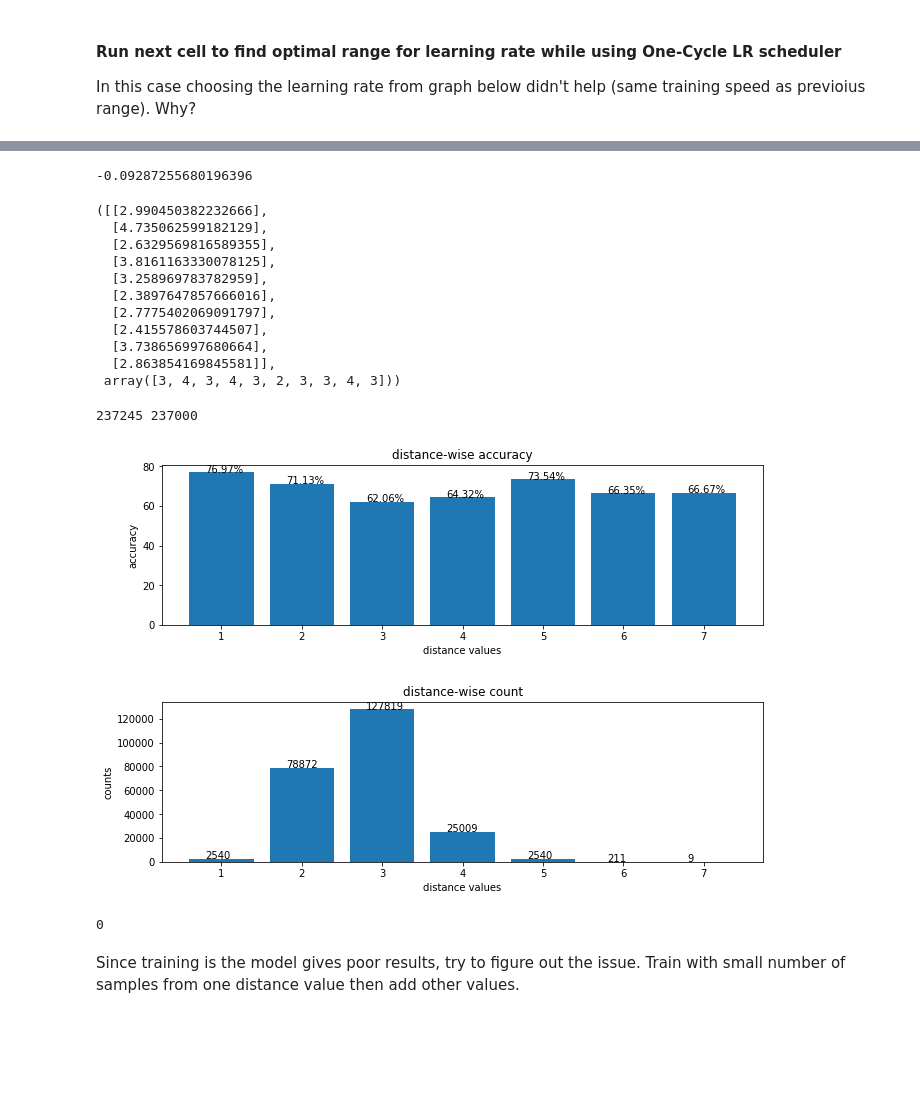
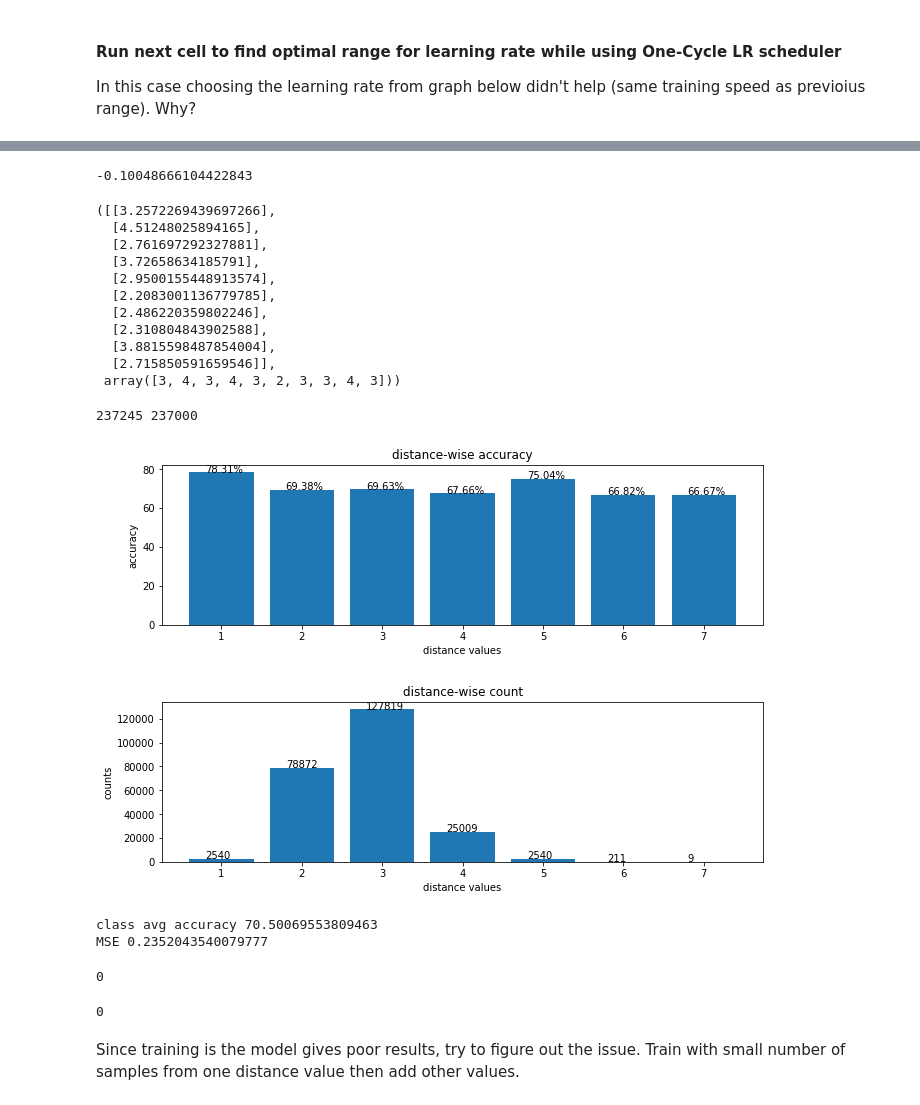
Before and after one commit to nayash/shortest-distance-approx-deep-learning, a Jupyter notebook: src/train.ipynb, the cells around one changed output, grey strips where cells are left out. Saved outputs shown, nothing was run; the diff lists cells and outputs as text; code cells hidden in the pictures; blank space fills up the shorter version.

Commit message:
lesser undersampling, lesser do, better result

```diff
--- a/src/train.ipynb
+++ b/src/train.ipynb
@@ -21,15 +21,15 @@ seed_random = 9999
 # max_value = counts[max_idx]
 # majority_class = values[max_idx]
 
-x = int(counts[2]*0.3)
-y = x  # int(0.62 * x)
+x = int(counts[2]*0.6)
+y = int(0.7 * x)
 
 undersample_dict = {2:y, 3:x}
 under_sampler = RandomUnderSampler(sampling_strategy=undersample_dict, random_state=seed_random)  #  n_jobs=15,
 x_train, y_train = under_sampler.fit_resample(x_train, y_train.astype(np.int))
 print('Frequency of distance values after undersampling', np.unique(y_train, return_counts=True))
 
-minority_samples = int(1.0*x)
+minority_samples = int(0.7*x)
 oversample_dict = {1:minority_samples, 4:minority_samples, 5:minority_samples, 6:minority_samples, 7:minority_samples}
 over_sampler = RandomOverSampler(sampling_strategy=oversample_dict, random_state=seed_random)  # ,n_jobs=15, k_neighbors= 5
 x_train, y_train = over_sampler.fit_resample(x_train, y_train.astype(np.int))
@@ -56,7 +58,7 @@ import numpy as np
 np.random.seed(999)
 x_train, y_train = unison_shuffle_copies(x_train, y_train)
 # %%
-params =  {'batch_size': 1000, 'input_size': 128, 'hidden_units_1': 256, 'hidden_units_2': 100, 'hidden_units_3': 50,'output_size': 1, 'lr': 0.001, 'min_lr': 1e-07, 'max_lr': 1e-3, 'epochs': 300}
+params =  {'batch_size': 1000, 'input_size': 128, 'hidden_units_1': 256, 'hidden_units_2': 100, 'hidden_units_3': 50,'output_size': 1, 'lr': 0.001, 'min_lr': 1e-07, 'max_lr': 1e-3, 'epochs': 500}
 # 0.00012 to 0.0002
 # %%
 import torch
@@ -92,10 +95,10 @@ torch.manual_seed(9999)
 def get_model():
     model = torch.nn.Sequential(
         torch.nn.Linear(params['input_size'], params['hidden_units_1']),
-        # torch.nn.Dropout(p=0.05),
+        torch.nn.Dropout(p=0.01),
         torch.nn.ReLU(),
         torch.nn.Linear(params['hidden_units_1'], params['hidden_units_2']),
-        # torch.nn.Dropout(p=0.04),
+        torch.nn.Dropout(p=0.02),
         torch.nn.ReLU(),
         # torch.nn.Linear(params['hidden_units_2'], params['hidden_units_3']),
         # # torch.nn.Dropout(p=0.04),
@@ -280,7 +257,7 @@ val_losses = []
 
 output_path = '../outputs'
 tb_path = output_path+'/logs/runs'
-run_path = tb_path+'/run8_part2'
+run_path = tb_path+'/run10_3'
 checkpoint_path = run_path+'/checkpoints'
 resume_training = True
 start_epoch = 0
@@ -296,15 +273,17 @@ writer = SummaryWriter(log_dir=run_path, comment='', purge_step=None, max_queue=
 
 # resume training on a saved model
 if resume_training:
-    prev_checkpoint_path = '../outputs/logs/runs/run8_rerun_noEarlyStop/checkpoints'
-    model.load_state_dict(torch.load(prev_checkpoint_path+'/model_1590957965.500126.pt'))
-    optimizer.load_state_dict(torch.load(prev_checkpoint_path+'/optim_1590957965.500126.pt'))
-    lr_sched.load_state_dict(torch.load(prev_checkpoint_path+'/sched_1590957965.500126.pt'))
-    start_epoch = 700
+    prev_checkpoint_path = '../outputs/logs/runs/run10_2/checkpoints'
+    suffix = '1591089311.814295'
+    model.load_state_dict(torch.load(prev_checkpoint_path+'/model_'+suffix+'.pt'))
+    optimizer.load_state_dict(torch.load(prev_checkpoint_path+'/optim_'+suffix+'.pt'))
+    lr_sched.load_state_dict(torch.load(prev_checkpoint_path+'/sched_'+suffix+'.pt'))
+    state = torch.load(prev_checkpoint_path+'/state_'+suffix+'.pt')
+    start_epoch = state['epoch']
     writer.add_text('loaded saved model:', str(params))
     print('loaded saved model', params)
 
-writer.add_text('run_change', 'run 8 continued, 2nd part' + str(params))
+writer.add_text('run_change', 'run10 part 3' + str(params))
 
 torch.backends.cudnn.benchmark = True
 print('total epochs=', len(range(start_epoch, start_epoch+params['epochs'])))
@@ -387,6 +366,6 @@ save_checkpoint(state, state_save_path)
 torch.save(best_model.state_dict(), best_model_path)
 torch.save(optimizer.state_dict(), opt_save_path)
 torch.save(lr_sched.state_dict(), sched_save_path)
-# current best: run8 (-0.092 val)
+# current best: run10_3 -> same as run9 (less undersample, do) but lesser do
 # %% [output]
 loaded saved model {'batch_size': 1000, 'input_size': 128, 'hidden_units_1': 256, 'hidden_units_2': 100, 'hidden_units_3': 50, 'output_size': 1, 'lr': 0.001, 'min_lr': 1e-07, 'max_lr': 0.001, 'epochs' ...
@@ -433,17 +413,17 @@ except:
     pass
 y_hat[50:60], y_test[50:60]
 # %% [output]
--0.09287255680196396
+-0.10048666104422843
-([[2.990450382232666],
-  [4.735062599182129],
-  [2.6329569816589355],
-  [3.8161163330078125],
-  [3.258969783782959],
-  [2.3897647857666016],
-  [2.7775402069091797],
-  [2.415578603744507],
-  [3.738656997680664],
-  [2.863854169845581]],
+([[3.2572269439697266],
+  [4.51248025894165],
+  [2.761697292327881],
+  [3.72658634185791],
+  [2.9500155448913574],
+  [2.2083001136779785],
+  [2.486220359802246],
+  [2.310804843902588],
+  [3.8815598487854004],
+  [2.715850591659546]],
  array([3, 4, 3, 4, 3, 2, 3, 3, 4, 3]))
 # %%
 # show distance value wise precision (bar chart)
@@ -457,32 +437,38 @@ dist_accuracies = []
 dist_counts = []
 for i in range(1, 8):
     mask = y_test_==i
     dist_values = y_test_[mask]
     dist_preds = np.round(y_hat_[mask])
     # print(len(mask), len(dist_values), len(dist_preds))
     # print(i, np.sum(np.equal(dist_values, dist_preds)), len(dist_values))
     dist_accuracies.append(np.sum(dist_values == dist_preds)*100/len(dist_values))
     dist_counts.append(len(dist_values))
 
 fig = plt.figure(figsize=(10,7))
 plt.subplot(2,1,1)
 plt.bar(range(1,8), dist_accuracies)
 for index, value in enumerate(dist_accuracies):
     plt.text(index+0.8, value, str(np.round(value, 2))+'%')
 plt.title('distance-wise accuracy')
 plt.xlabel('distance values')
 plt.ylabel('accuracy')
 plt.subplot(2,1,2)
 plt.bar(range(1,8), dist_counts)
 for index, value in enumerate(dist_counts):
     plt.text(index+0.8, value, str(value))
 plt.title('distance-wise count')
 plt.xlabel('distance values')
 plt.ylabel('counts')
 fig.tight_layout(pad=3.0)
 plt.show()
 writer.add_figure('test/results', fig)
+writer.add_text('class avg accuracy', str(np.mean(dist_accuracies)))
+print('class avg accuracy', np.mean(dist_accuracies))
+writer.add_text('MSE', str(np.mean((np.array(y_hat).squeeze()-y_test[:len(y_hat)])**2)))
+print('MSE', np.mean((np.array(y_hat).squeeze()-y_test[:len(y_hat)])**2))
 # %% [output]
 237245 237000
-[figure, old version]
+[figure, new version]
+class avg accuracy 70.50069553809463
+MSE 0.2352043540079777
 # %%
@@ -490,5 +476,10 @@ writer.add_figure('test/results', fig)
 # %% [output]
 0
+# %%
+# to abort shutdown timer
+os.system("shutdown /a")
+# %% [output]
+0
 # %% [markdown]
 Since training is the model gives poor results, try to figure out the issue. Train with small number of samples from one distance value then add other values.
 # %%
```
Also changed, not shown: parts of 8 cells of this notebook.
